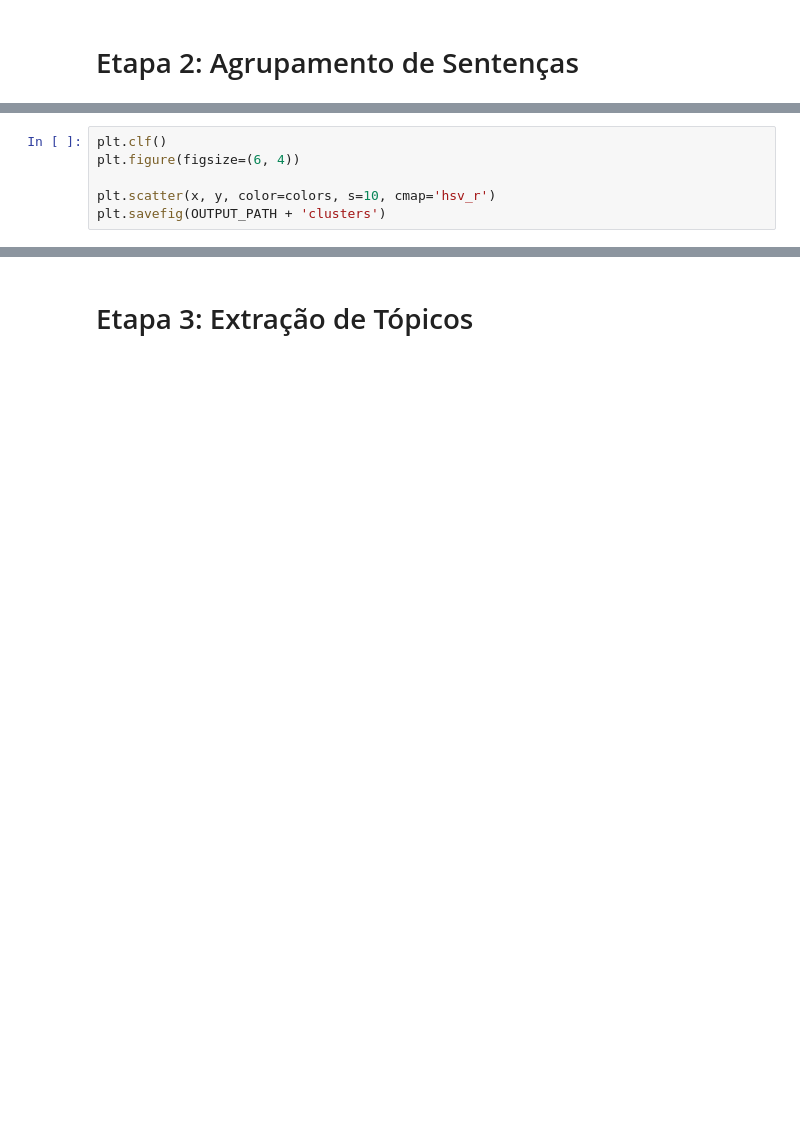
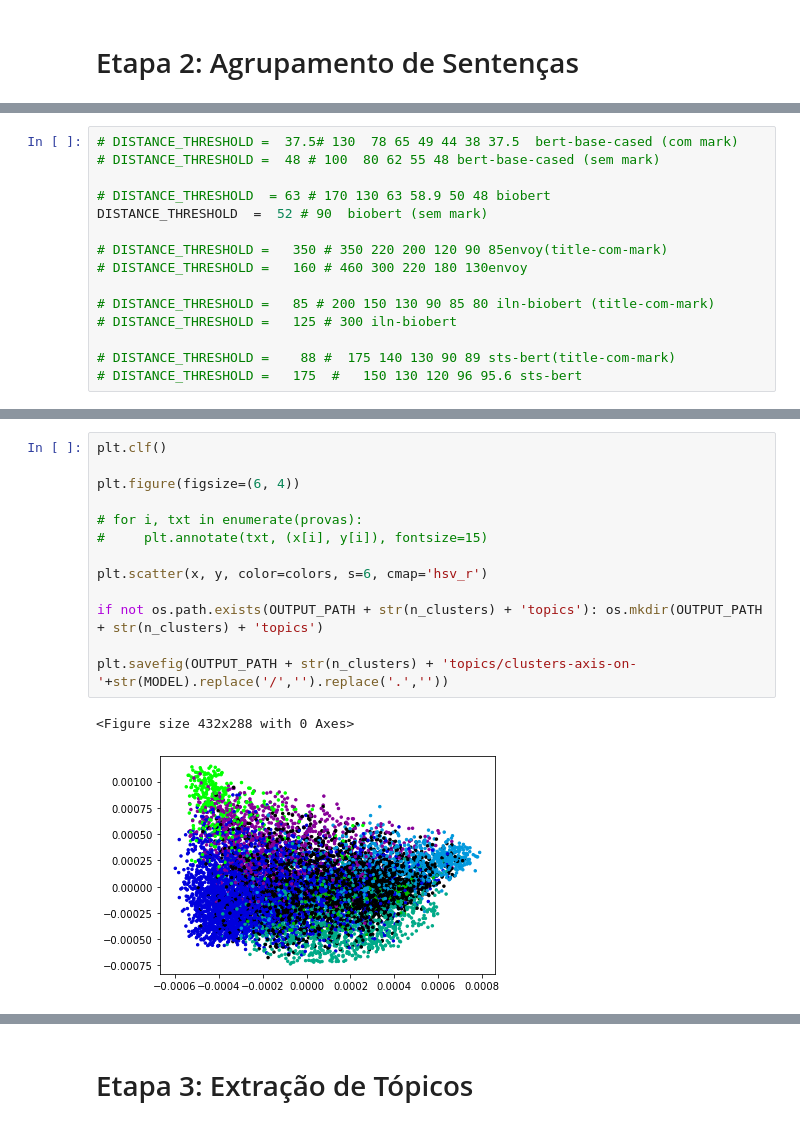
Before and after one commit to datasci4health-incubator/harena-semantics, a Jupyter notebook: notebooks/topic_modeling/MNT-complete.ipynb, the cells around one changed output, grey strips where cells are left out. Cells and saved outputs as stored; diff of their text form; blank space fills up the shorter version.

```diff
--- a/notebooks/topic_modeling/MNT-complete.ipynb
+++ b/notebooks/topic_modeling/MNT-complete.ipynb
@@ -83,3 +99,18 @@ DISTANCE_THRESHOLD = 110
+# %%
+# DISTANCE_THRESHOLD =  37.5# 130  78 65 49 44 38 37.5  bert-base-cased (com mark)
+# DISTANCE_THRESHOLD =  48 # 100  80 62 55 48 bert-base-cased (sem mark)
+
+# DISTANCE_THRESHOLD  = 63 # 170 130 63 58.9 50 48 biobert
+DISTANCE_THRESHOLD  =  52 # 90  biobert (sem mark)
+
+# DISTANCE_THRESHOLD =   350 # 350 220 200 120 90 85envoy(title-com-mark)
+# DISTANCE_THRESHOLD =   160 # 460 300 220 180 130envoy
+
+# DISTANCE_THRESHOLD =   85 # 200 150 130 90 85 80 iln-biobert (title-com-mark)
+# DISTANCE_THRESHOLD =   125 # 300 iln-biobert
+
+# DISTANCE_THRESHOLD =    88 #  175 140 130 90 89 sts-bert(title-com-mark)
+# DISTANCE_THRESHOLD =   175  #   150 130 120 96 95.6 sts-bert
 # %%
 from sklearn.cluster import AgglomerativeClustering
 
@@ -94,6 +128,16 @@ print('Agrupamentos resultantes',  n_clusters)
 # %%
 plt.clf()
+
 plt.figure(figsize=(6, 4))
 
-plt.scatter(x, y, color=colors, s=10, cmap='hsv_r')
-plt.savefig(OUTPUT_PATH + 'clusters')
+# for i, txt in enumerate(provas):
+#     plt.annotate(txt, (x[i], y[i]), fontsize=15)
+
+plt.scatter(x, y, color=colors, s=6, cmap='hsv_r')
+
+if not os.path.exists(OUTPUT_PATH + str(n_clusters) + 'topics'): os.mkdir(OUTPUT_PATH + str(n_clusters) + 'topics')
+
+plt.savefig(OUTPUT_PATH + str(n_clusters) + 'topics/clusters-axis-on-'+str(MODEL).replace('/','').replace('.',''))
+# %% [output]
+<Figure size 432x288 with 0 Axes>
+[figure, added]
```
Also changed, not shown: parts of 39 cells of this notebook, 11 other files.
